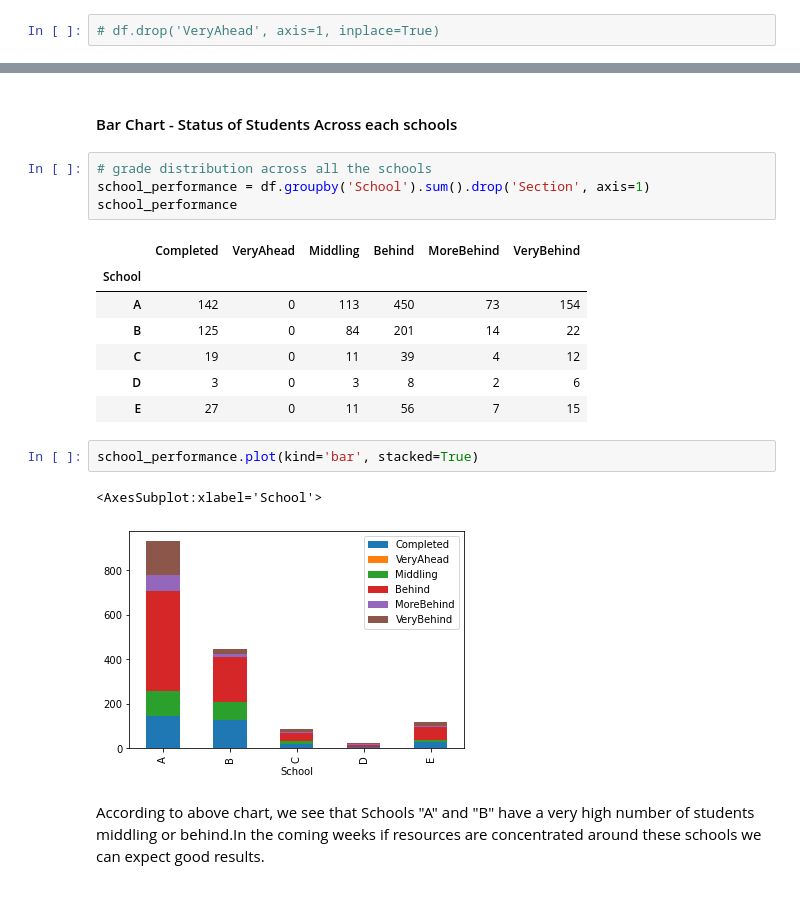
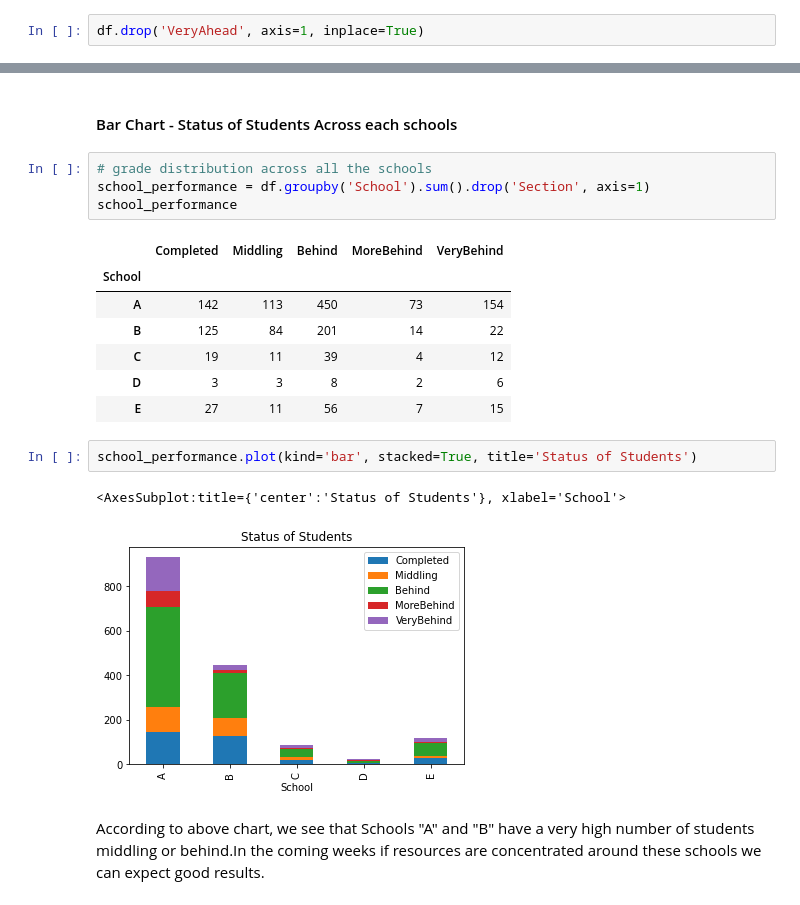
Before and after one commit to chaithrakc/syr_ads_machine_learning, a Jupyter notebook: week02data_preparation/hw02/HW02_DataPreparation.ipynb, the cells around one changed output, grey strips where cells are left out. Drawn from its saved outputs; the diff is of its cells as text.

```diff
--- a/week02data_preparation/hw02/HW02_DataPreparation.ipynb
+++ b/week02data_preparation/hw02/HW02_DataPreparation.ipynb
@@ -148,4 +151,4 @@ df.describe().T
 # %% [markdown]
 There is no data in VeryAhead. It is okay to drop this column
 # %%
-# df.drop('VeryAhead', axis=1, inplace=True)
+df.drop('VeryAhead', axis=1, inplace=True)
@@ -193,18 +216,18 @@ school_strength.plot(kind='bar',ylabel='Total Students',fontsize=11,title='Total
 school_performance = df.groupby('School').sum().drop('Section', axis=1)
 school_performance
 # %% [output]
-|  | Completed | VeryAhead | Middling | Behind | MoreBehind | VeryBehind |
-| School |  |  |  |  |  |  |
-| A | 142 | 0 | 113 | 450 | 73 | 154 |
-| B | 125 | 0 | 84 | 201 | 14 | 22 |
-| C | 19 | 0 | 11 | 39 | 4 | 12 |
-| D | 3 | 0 | 3 | 8 | 2 | 6 |
-| E | 27 | 0 | 11 | 56 | 7 | 15 |
+|  | Completed | Middling | Behind | MoreBehind | VeryBehind |
+| School |  |  |  |  |  |
+| A | 142 | 113 | 450 | 73 | 154 |
+| B | 125 | 84 | 201 | 14 | 22 |
+| C | 19 | 11 | 39 | 4 | 12 |
+| D | 3 | 3 | 8 | 2 | 6 |
+| E | 27 | 11 | 56 | 7 | 15 |
 # %%
-school_performance.plot(kind='bar', stacked=True)
+school_performance.plot(kind='bar', stacked=True, title='Status of Students')
 # %% [output]
-<AxesSubplot:xlabel='School'>
+<AxesSubplot:title={'center':'Status of Students'}, xlabel='School'>
-[figure, old version]
+[figure, new version]
 # %% [markdown]
 According to above chart, we see that Schools "A" and "B" have a very high number of students middling or behind.In the coming weeks if resources are concentrated around these schools we can expect good results.
 # %% [markdown]
```
Also changed, not shown: parts of 12 cells of this notebook.
